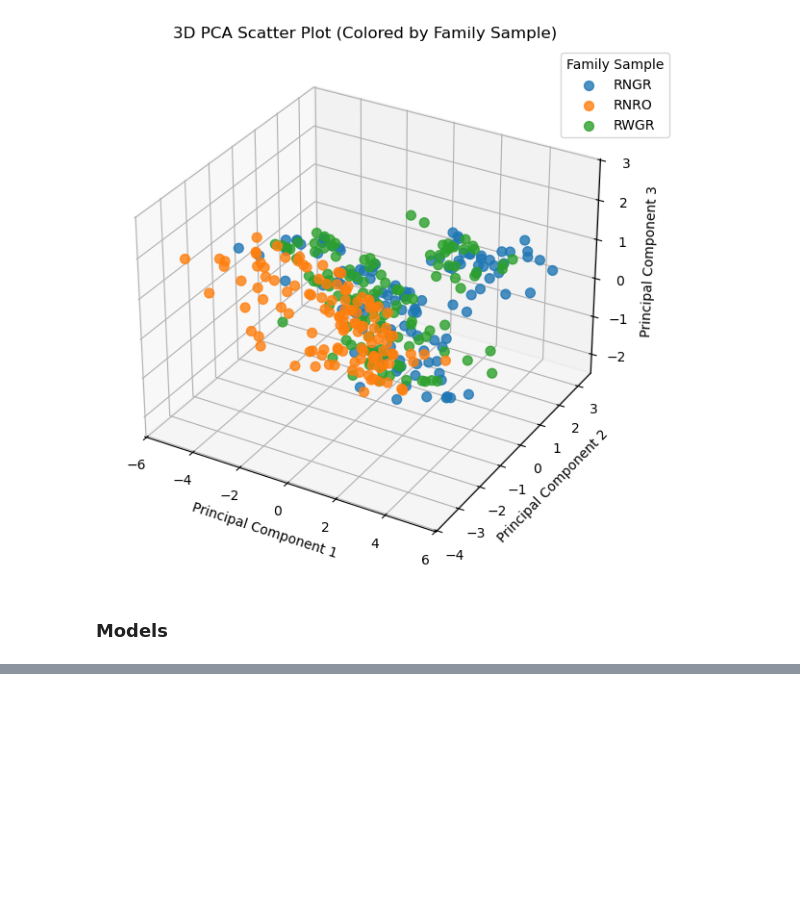
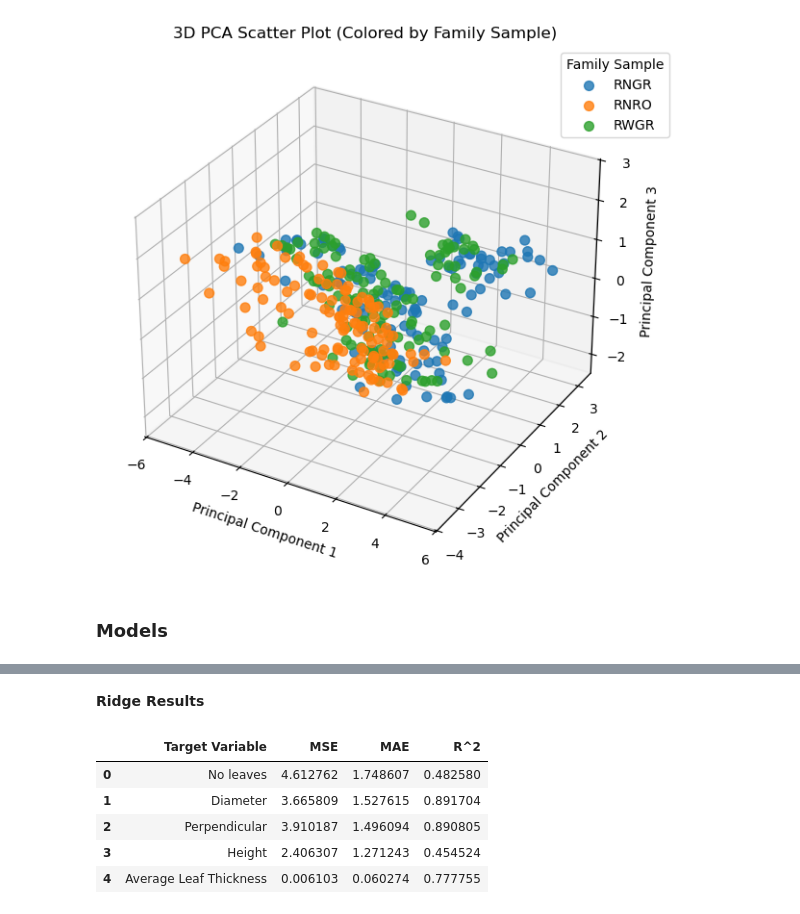
Before and after one commit to rodribro/TimeSeries, a Jupyter notebook: main_notebook.ipynb, the cells around one changed output, grey strips where cells are left out. Saved outputs shown, nothing was run; the diff lists cells and outputs as text; code cells hidden in the pictures; blank space fills up the shorter version.

```diff
--- a/main_notebook.ipynb
+++ b/main_notebook.ipynb
@@ -712,0 +563,12 @@ XGBoost Regression Results:
+# %% [markdown]
+<b> Ridge Results </b>
+# %%
+model_ridge, results_ridge = predict_biometry(merged_df, biometry_columns, model_type='ridge')
+pd.DataFrame(results_ridge)
+# %% [output]
+|  | Target Variable | MSE | MAE | R^2 |
+| 0 | No leaves | 4.612762 | 1.748607 | 0.482580 |
+| 1 | Diameter | 3.665809 | 1.527615 | 0.891704 |
+| 2 | Perpendicular | 3.910187 | 1.496094 | 0.890805 |
+| 3 | Height | 2.406307 | 1.271243 | 0.454524 |
+| 4 | Average Leaf Thickness | 0.006103 | 0.060274 | 0.777755 |
```
Also changed, not shown: parts of 22 cells of this notebook.
